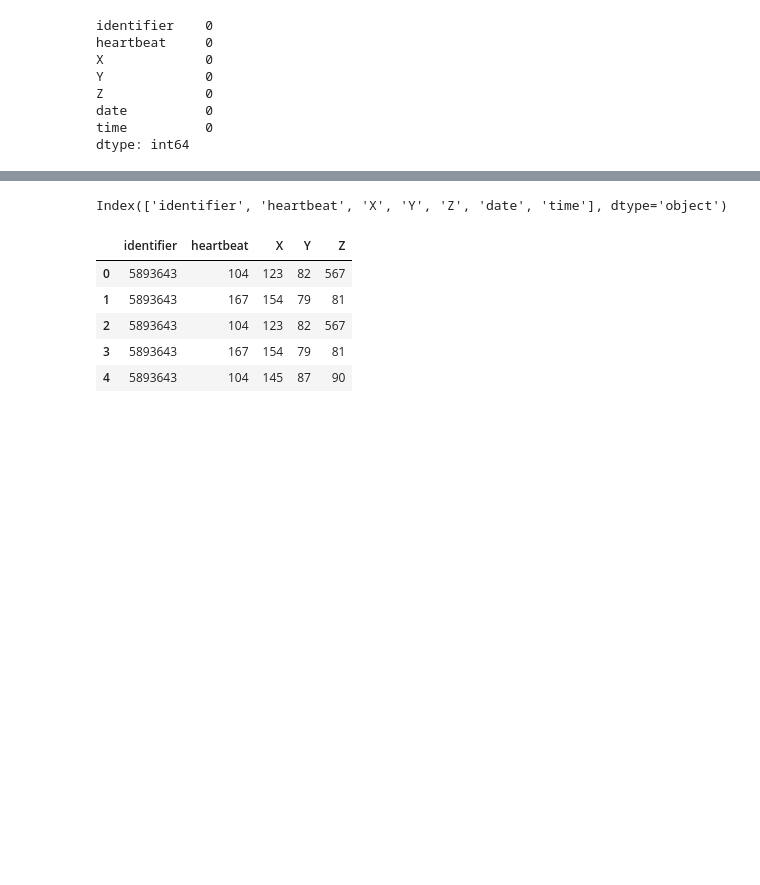
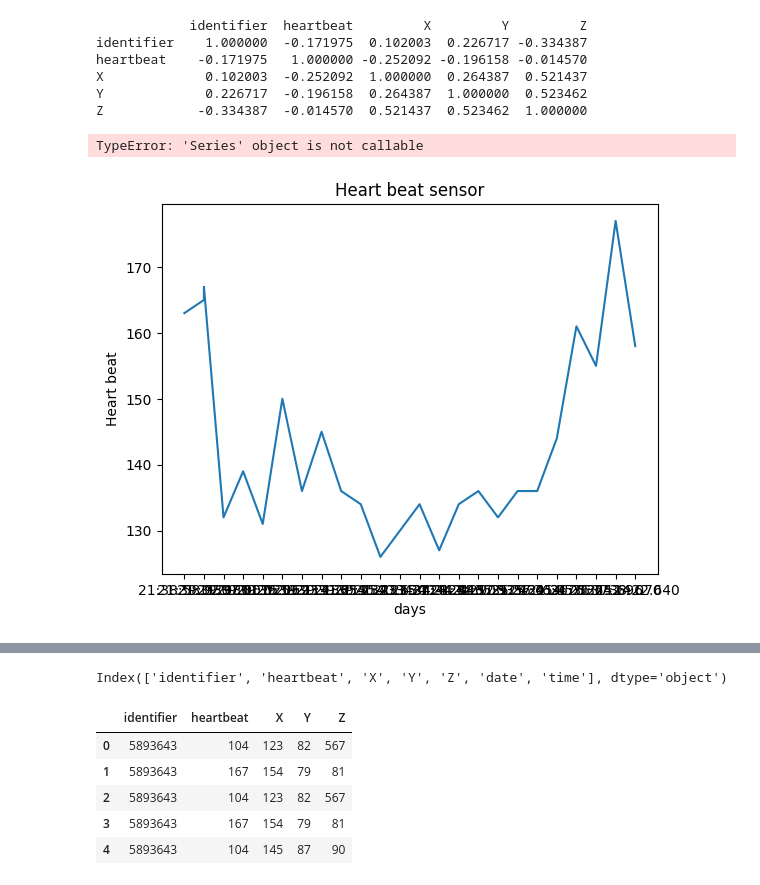
Before and after one commit to ezekiel9m/projeto-mestrado-iot-coracao-artificial, a Jupyter notebook: jupyter-notbook/projeto-iot-ca.ipynb, the cells around one changed output, grey strips where cells are left out. Drawn from its saved outputs; the diff is of its cells as text; code cells hidden in the pictures; blank space fills up the shorter version.

```diff
--- a/jupyter-notbook/projeto-iot-ca.ipynb
+++ b/jupyter-notbook/projeto-iot-ca.ipynb
@@ -51,11 +81,25 @@ data.head()
+# %%
+df = data.drop(["time"], axis=1, inplace=True)
+r =data.corr()
+print(r)
+# %% [output]
+            identifier  heartbeat         X         Y         Z
+identifier    1.000000  -0.171975  0.102003  0.226717 -0.334387
+heartbeat    -0.171975   1.000000 -0.252092 -0.196158 -0.014570
+X             0.102003  -0.252092  1.000000  0.264387  0.521437
+Y             0.226717  -0.196158  0.264387  1.000000  0.523462
+Z            -0.334387  -0.014570  0.521437  0.523462  1.000000
+# %%
+data.heartbeat(3, random_state=3).T
+# %% [output]
+TypeError: 'Series' object is not callable
 # %%
-data.isnull().sum()
+x =  data.time
+y = data.heartbeat
+plt.title("Heart beat sensor")
+plt.xlabel('days')
+plt.ylabel('Heart beat')
+plt.plot(x,y)
+plt.show()
 # %% [output]
-identifier    0
-heartbeat     0
-X             0
-Y             0
-Z             0
-date          0
-time          0
-dtype: int64
+[figure, added]
```
Also changed, not shown: parts of 24 cells of this notebook, 10 other files.
